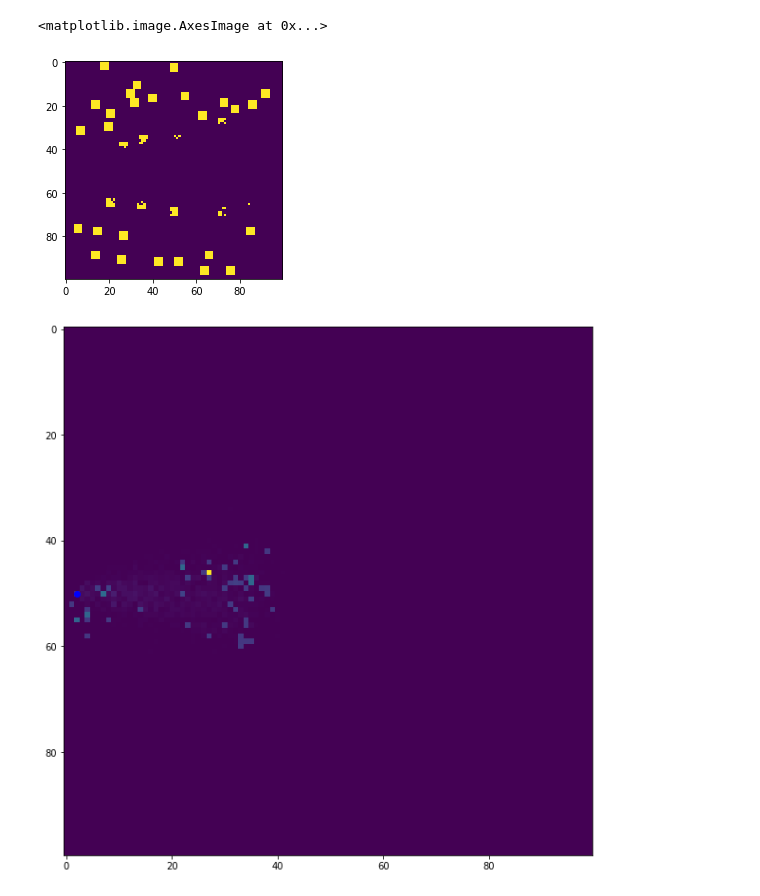
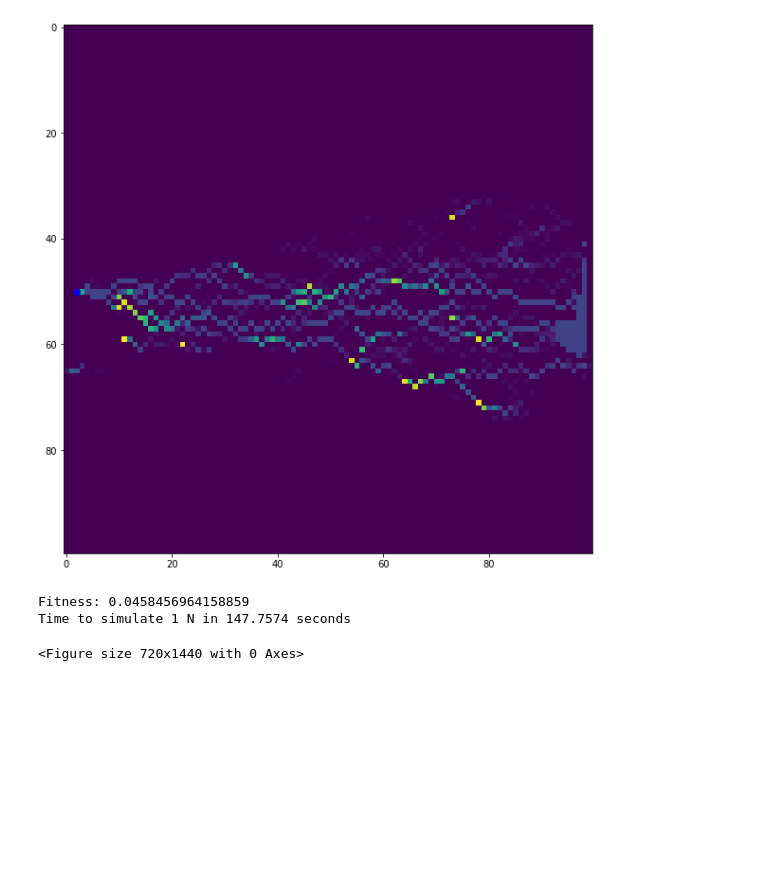
Before and after one commit to lessleyH/Survival-of-the-Fittest, a Jupyter notebook: demos/project_demo.ipynb, the cells around one changed output. Drawn from its saved outputs; the diff is of its cells as text; code cells hidden in the pictures; blank space fills up the shorter version.

```diff
--- a/demos/project_demo.ipynb
+++ b/demos/project_demo.ipynb
@@ -11,7 +11,7 @@ class Grid():
         self.pheremones = np.zeros((n,m),dtype=float)
         self.food = np.zeros((n,m),dtype=float)
         self.occupancy = np.zeros((n,m), dtype=float)
-
+        self.delta = delta
         self.home = (n_home, m_home)
         self.food_drop = 0
 
@@ -19,7 +19,7 @@ class Grid():
         self.place_food(T, F)
 
     def evaporate(self):
-        self.pheremones -= delta*self.pheremones
+        self.pheremones -= self.delta*self.pheremones
 
     def place_food(self, T, F):
         n_food = int(T / F)
@@ -37,6 +37,11 @@ class Ant():
     def __init__(self, n, m, n_home, m_home, q, sigma_1, sigma_2, mu, grid):
         self.loc = (n, m)
         self.home = (n_home, m_home)
+
+        self.q = q
+        self.sigma_1 = sigma_1
+        self.sigma_2 = sigma_2
+        self.mu = mu
 
 #         self.dir = self.randomize_dir(grid)
         self.dir = (1, 0)
@@ -85,10 +90,10 @@ class Ant():
 
             p_m = 0.5 * (1 + np.tanh((lp + fp + rp)/100 - 1))
             if np.random.choice(2, 1, p=[1-p_m,p_m]):
-                c = (mu + lp)**2 + (mu + fp)**2 + (mu + rp)**2
-                p_left = 1/c * (mu + lp)**2
-                p_front = 1/c * (mu + fp)**2
-                p_right = 1/c * (mu + rp)**2
+                c = (self.mu + lp)**2 + (self.mu + fp)**2 + (self.mu + rp)**2
+                p_left = 1/c * (self.mu + lp)**2
+                p_front = 1/c * (self.mu + fp)**2
+                p_right = 1/c * (self.mu + rp)**2
 
                 next_loc = np.random.choice(["left_loc","right_loc","front_loc"], 1, p=[p_left,p_right,p_front])
                 if next_loc == "left_loc" and grid.occupancy[left_loc[0], left_loc[1]] < Am:
@@ -121,10 +126,10 @@ class Ant():
 
 
             if self.hasfood:
-                if grid.pheremones[self.loc[0], self.loc[1]] < sigma_2:
-                    grid.pheremones[self.loc[0],self.loc[1]] += q
+                if grid.pheremones[self.loc[0], self.loc[1]] < self.sigma_2:
+                    grid.pheremones[self.loc[0],self.loc[1]] += self.q
             else:
-                if grid.pheremones[self.loc[0], self.loc[1]] < sigma_1:
+                if grid.pheremones[self.loc[0], self.loc[1]] < self.sigma_1:
                     grid.pheremones[self.loc[0], self.loc[1]] += 1.
 
     def plot(self):
@@ -268,38 +305,35 @@ KeyboardInterrupt:
-# %%
- plt.imshow(g.food.T)
-# %% [output]
-<matplotlib.image.AxesImage at 0x...>
-[figure, removed]
 # %%
-# q = 35
-# sigma_1 = 55
-# sigma_2 = 250
-# mu = 3.7
-# delta = 0.06679
-# 40.73883399 275.33197267 992.53989214  50.           0.99521751
+q = 35
+sigma_1 = 55
+sigma_2 = 250
+mu = 3.7
+delta = 0.06679
 
-q = 40.73883399
-sigma_1 = 275.33197267
-sigma_2 = 992.53989214
-mu = 50
-delta = 0.99521751
+# q = 3.66812893e+01
+# sigma_1 = 5.83832896e+02
+# sigma_2 = 6.34628836e+01
+# mu = 3.61564074e+01
+# delta = 9.75544849e-02
 
 Am = 30
 Nb = 10
 
 m = 2
 n = 50
 
 T = 200
 F = 4
 
 g = Grid(100, 100, m, n, delta, T, F)
 ants = list()
 
 tic = time.perf_counter()
 fitness = simulate(g, ants, q, sigma_1, sigma_2, mu, delta, Am, Nb, iterations=500)
 toc = time.perf_counter()
 print("Fitness:", fitness)
 print(f"Time to simulate 1 N in {toc - tic:0.4f} seconds")
 # %% [output]
-[figure, old version]
+[figure, new version]
+Fitness: 0.0458456964158859
+Time to simulate 1 N in 147.7574 seconds
+<Figure size 720x1440 with 0 Axes>
```
Also changed, not shown: parts of 2 cells of this notebook.
